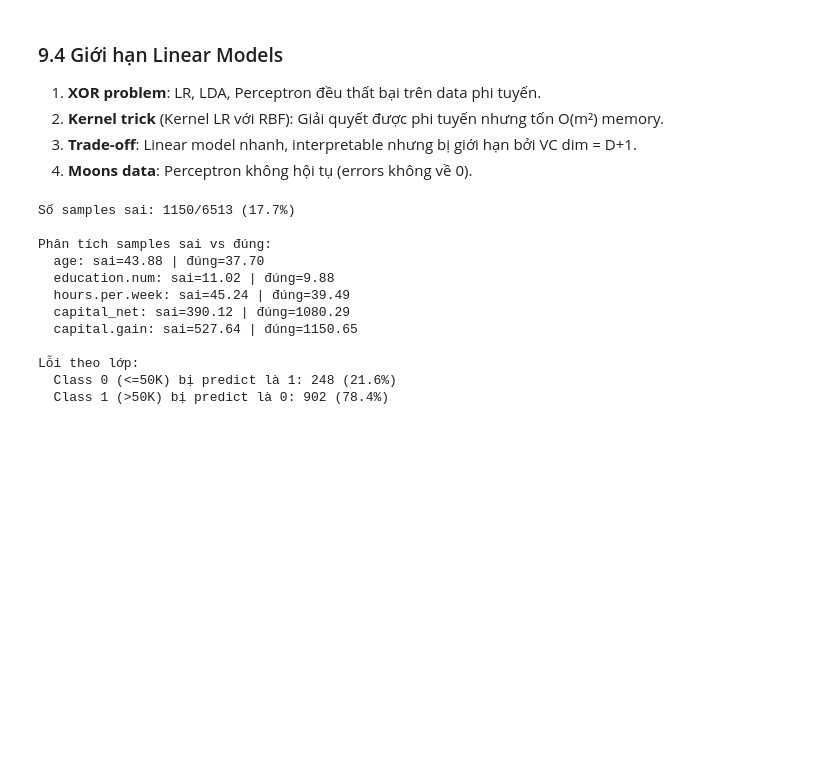
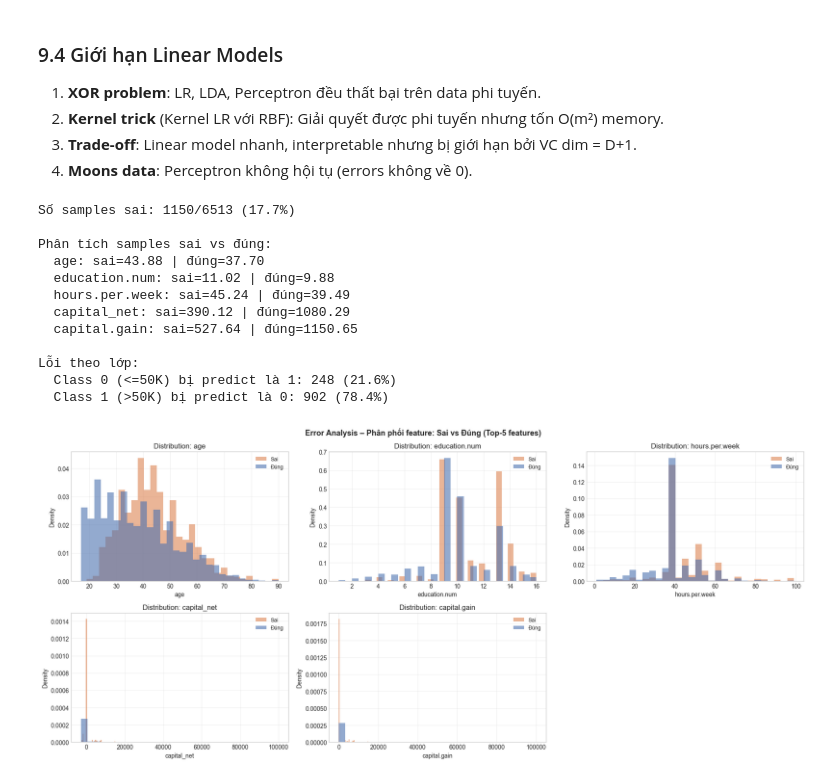
Before and after one commit to kimngoc280105/ml-regression-classification, a Jupyter notebook: code/Part2_Classification/notebook.ipynb, the cells around one changed output. Cells and saved outputs as stored; diff of their text form; code cells hidden in the pictures; blank space fills up the shorter version.

```diff
--- a/code/Part2_Classification/notebook.ipynb
+++ b/code/Part2_Classification/notebook.ipynb
@@ -2066,38 +2191,46 @@ print(f"Số samples sai: {len(wrong_idx)}/{len(y_te)} ({len(wrong_idx)/len(y_te
 print(f"\nPhân tích samples sai vs đúng:")
 
 X_wrong=X_te[wrong_idx]; X_correct=X_te[correct_idx]
 wrong_y=y_te[wrong_idx]; correct_y=y_te[correct_idx]
 
-for i,feat in enumerate(feature_names[:5]):
+features_focus = feature_names[:5]
+for i,feat in enumerate(features_focus):
     w_mean=X_wrong[:,i].mean(); c_mean=X_correct[:,i].mean()
     print(f"  {feat}: sai={w_mean:.2f} | đúng={c_mean:.2f}")
 
 print(f"\nLỗi theo lớp:")
 print(f"  Class 0 (<=50K) bị predict là 1: {((wrong_y==0)).sum()} ({(wrong_y==0).mean()*100:.1f}%)")
 print(f"  Class 1 (>50K) bị predict là 0: {((wrong_y==1)).sum()} ({(wrong_y==1).mean()*100:.1f}%)")
 
-# Visualise wrong vs correct distribution
-fig, axes = plt.subplots(1, 3, figsize=(15, 4))
-for ax, (i, feat) in zip(axes, [(0,'age'),(1,'education.num'),(2,'hours.per.week')]):
+# Visualise wrong vs correct distribution for 5 key features
+fig, axes = plt.subplots(2, 3, figsize=(18, 8))
+axes = axes.ravel()
+for ax, (i, feat) in zip(axes, list(enumerate(features_focus))):
     ax.hist(X_wrong[:, i], bins=30, alpha=0.6, color='#DD8452', label='Sai', density=True)
     ax.hist(X_correct[:, i], bins=30, alpha=0.6, color='#4C72B0', label='Đúng', density=True)
     ax.set(xlabel=feat, ylabel='Density', title=f'Distribution: {feat}')
     ax.legend(fontsize=9); ax.grid(alpha=0.3)
-plt.suptitle('Error Analysis – Phân phối feature: Sai vs Đúng', fontsize=13, fontweight='bold')
+
+# Hide the 6th empty subplot
+for ax in axes[len(features_focus):]:
+    ax.axis('off')
+
+plt.suptitle('Error Analysis – Phân phối feature: Sai vs Đúng (Top-5 features)', fontsize=13, fontweight='bold')
 plt.tight_layout(); plt.show()
 # %% [output]
 Số samples sai: 1150/6513 (17.7%)
 
 Phân tích samples sai vs đúng:
   age: sai=43.88 | đúng=37.70
   education.num: sai=11.02 | đúng=9.88
   hours.per.week: sai=45.24 | đúng=39.49
   capital_net: sai=390.12 | đúng=1080.29
   capital.gain: sai=527.64 | đúng=1150.65
 
 Lỗi theo lớp:
   Class 0 (<=50K) bị predict là 1: 248 (21.6%)
   Class 1 (>50K) bị predict là 0: 902 (78.4%)
+[figure, added]
 # %% [markdown]
 ### 9.5 Phân tích lỗi – Nhận xét
 
```
Also changed, not shown: parts of 17 cells of this notebook, 1 other file.
